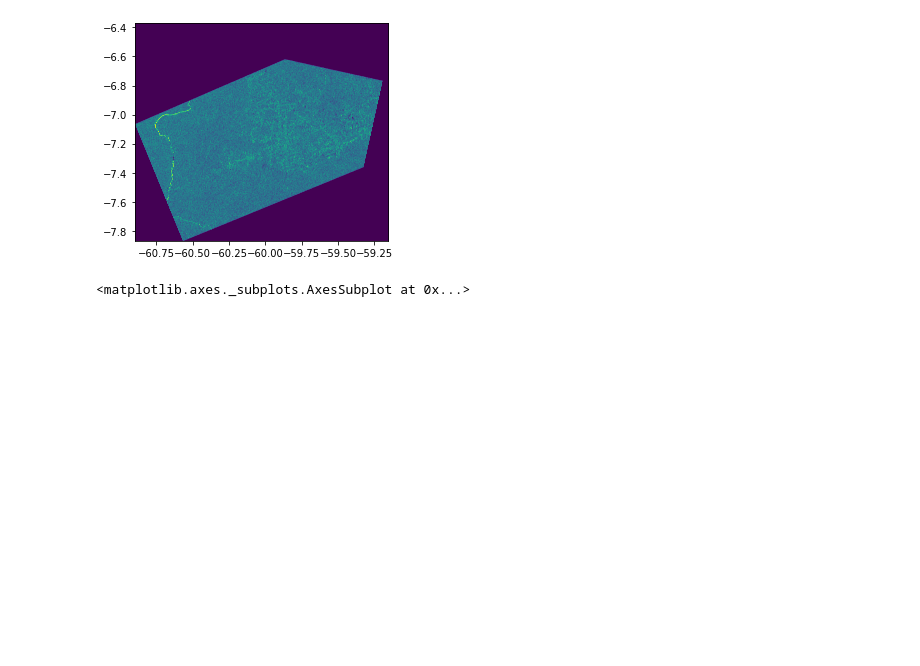
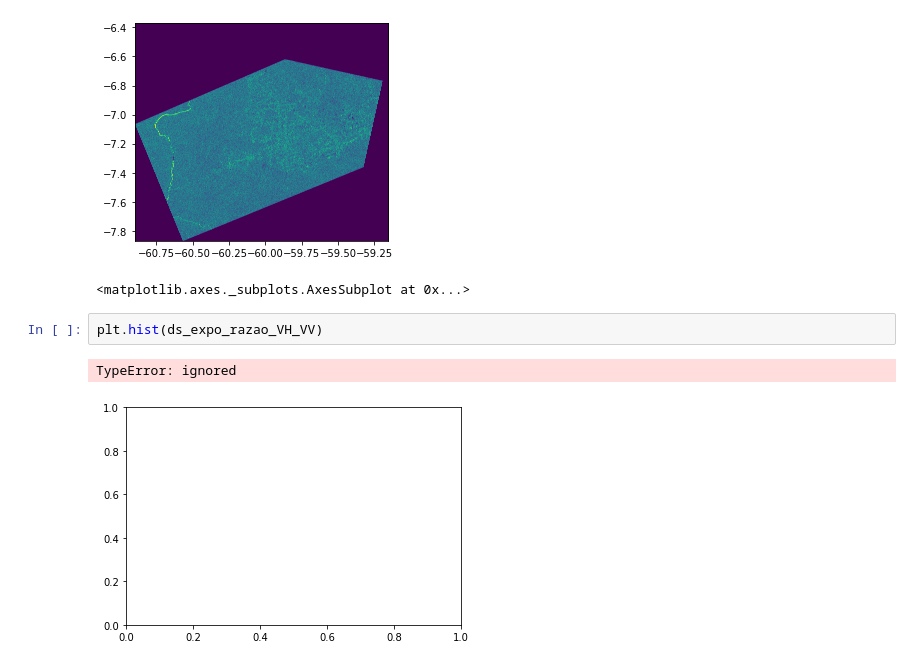
Before and after one commit to danielleitesoares/tccuea, a Jupyter notebook: teste_tif.ipynb, the cells around one changed output. Saved outputs shown, nothing was run; the diff lists cells and outputs as text; blank space fills up the shorter version.

```diff
--- a/teste_tif.ipynb
+++ b/teste_tif.ipynb
@@ -170,3 +170,8 @@ show(ds_expo_razao_VH_VV)
 # %% [output]
 [figure]
 <matplotlib.axes._subplots.AxesSubplot at 0x...>
+# %%
+plt.hist(ds_expo_razao_VH_VV)
+# %% [output]
+TypeError: ignored
+[figure, added]
```
Also changed, not shown: parts of 4 cells of this notebook.
